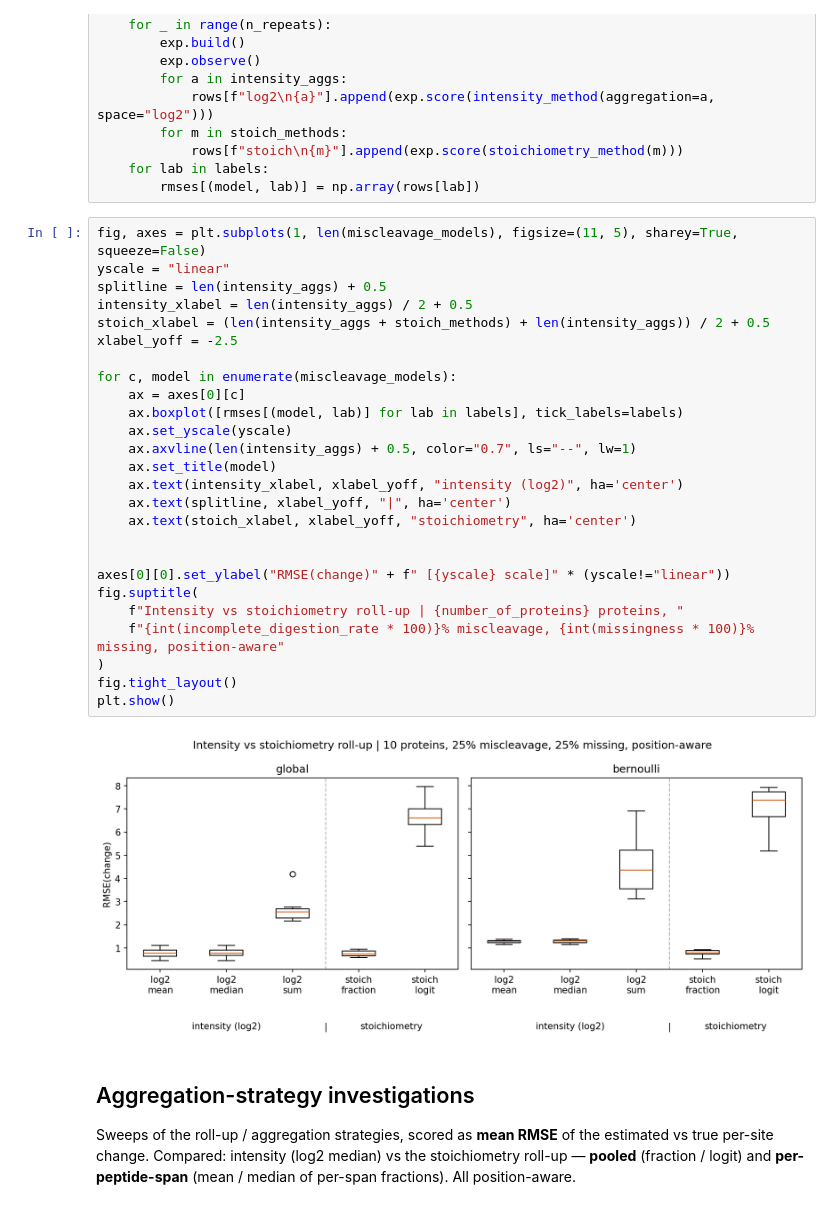
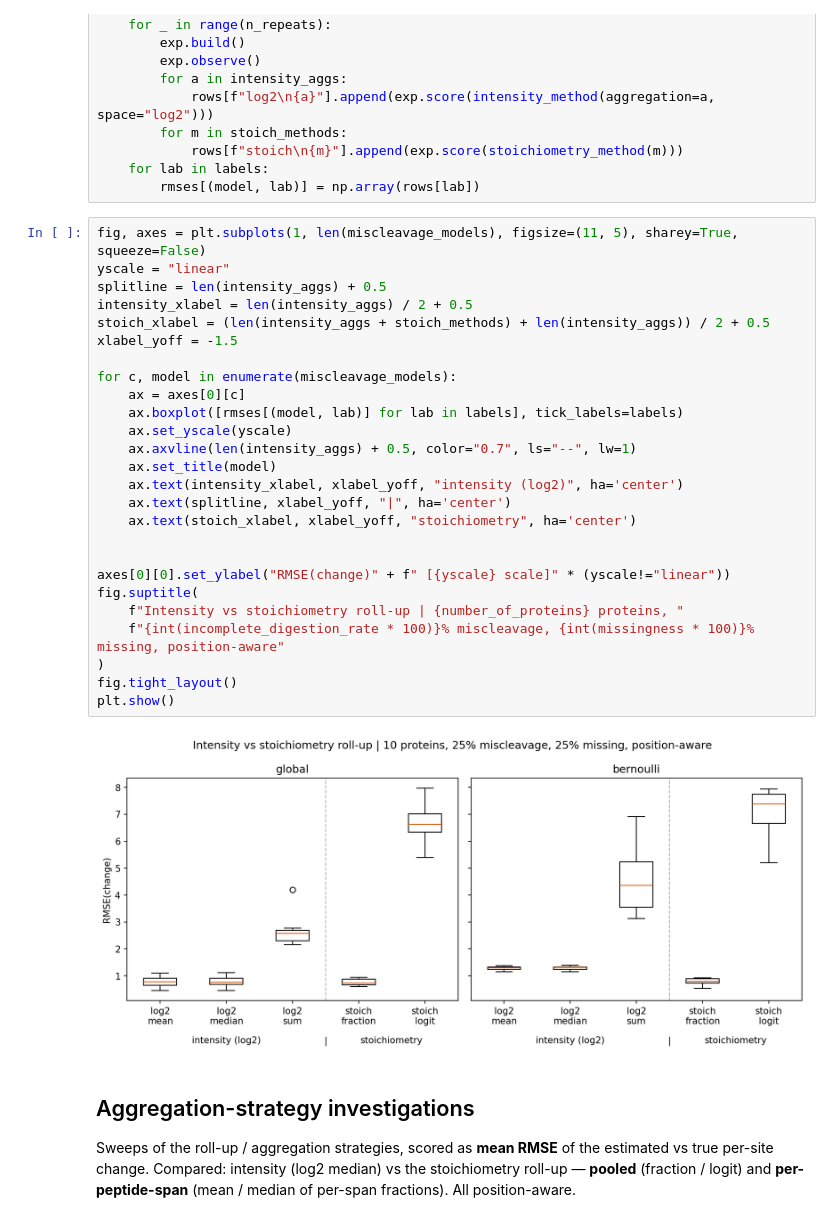
Before and after one commit to pcruzparri/QuantProteomicsSimBox, a Jupyter notebook: notebooks/playground.ipynb, the cells around one changed output. Saved outputs shown, nothing was run; the diff lists cells and outputs as text.

```diff
--- a/notebooks/playground.ipynb
+++ b/notebooks/playground.ipynb
@@ -68,31 +68,31 @@ for model in miscleavage_models:
 # %%
 fig, axes = plt.subplots(1, len(miscleavage_models), figsize=(11, 5), sharey=True, squeeze=False)
 yscale = "linear"
 splitline = len(intensity_aggs) + 0.5
 intensity_xlabel = len(intensity_aggs) / 2 + 0.5
 stoich_xlabel = (len(intensity_aggs + stoich_methods) + len(intensity_aggs)) / 2 + 0.5
-xlabel_yoff = -2.5
+xlabel_yoff = -1.5
 
 for c, model in enumerate(miscleavage_models):
     ax = axes[0][c]
     ax.boxplot([rmses[(model, lab)] for lab in labels], tick_labels=labels)
     ax.set_yscale(yscale)
     ax.axvline(len(intensity_aggs) + 0.5, color="0.7", ls="--", lw=1)
     ax.set_title(model)
     ax.text(intensity_xlabel, xlabel_yoff, "intensity (log2)", ha='center')
     ax.text(splitline, xlabel_yoff, "|", ha='center')
     ax.text(stoich_xlabel, xlabel_yoff, "stoichiometry", ha='center')
 
 
 axes[0][0].set_ylabel("RMSE(change)" + f" [{yscale} scale]" * (yscale!="linear"))
 fig.suptitle(
     f"Intensity vs stoichiometry roll-up | {number_of_proteins} proteins, "
     f"{int(incomplete_digestion_rate * 100)}% miscleavage, {int(missingness * 100)}% missing, position-aware"
 )
 fig.tight_layout()
 plt.show()
 # %% [output]
-[figure, old version]
+[figure, new version]
 # %% [markdown]
 ## Aggregation-strategy investigations
 
```
Also changed, not shown: 3 other files.
